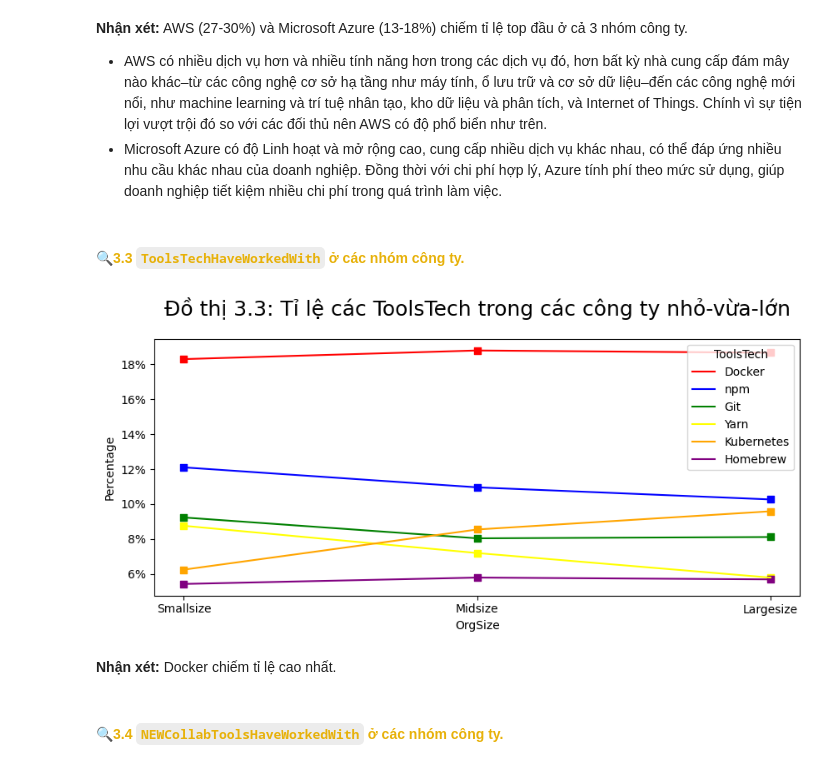
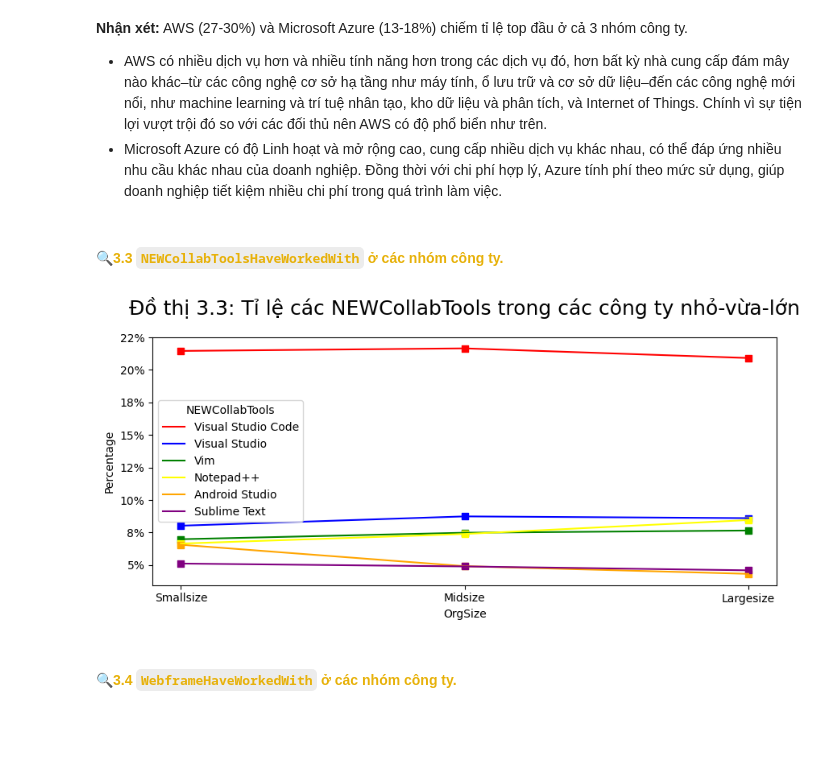
Before and after one commit to BoonRealCuaaaaa/P4DS-final, a Jupyter notebook: 03_04_Asking-and-Aswer-Questions.ipynb, the cells around one changed output. Drawn from its saved outputs; the diff is of its cells as text; code cells hidden in the pictures; blank space fills up the shorter version.

```diff
--- a/03_04_Asking-and-Aswer-Questions.ipynb
+++ b/03_04_Asking-and-Aswer-Questions.ipynb
@@ -444,7 +444,7 @@ Câu hỏi đưa ra có liên quan đến 5 trường thông tin chính sau: `Or
 - Đối với `OrgSize` nhận phản hồi là 'Just me - I am a freelancer, sole proprietor, etc.' hoặc 'I don’t know' không cung cấp quy mô công ty để có sự so sánh nên nhóm sẽ loại bỏ các dòng thông tin không cần thiết này.
 - Nhóm sẽ phân loại quy mô nhân viên công ty `OrgSize` về 3 nhóm chính: `Smallsize`, `Midsize`, `Largesize`.
 # %%
-df_software = df_new[['OrgSize', 'DatabaseHaveWorkedWith', 'PlatformHaveWorkedWith', 'ToolsTechHaveWorkedWith', 'NEWCollabToolsHaveWorkedWith']].dropna()
+df_software = df_new[['OrgSize', 'DatabaseHaveWorkedWith', 'PlatformHaveWorkedWith', 'WebframeHaveWorkedWith', 'NEWCollabToolsHaveWorkedWith']].dropna()
 
 df_software = df_software[df_software['OrgSize'] != 'Just me - I am a freelancer, sole proprietor, etc.']
 df_software = df_software[df_software['OrgSize'] != 'I don’t know']
@@ -467,6 +467,10 @@ def extract_object(df, keyword):
     df_software_X = pd.melt(df_software_X, id_vars=['OrgSize'], var_name='variable', value_name=keyword).drop(['variable'], axis=1).dropna()
     if (keyword == "PlatformHaveWorkedWith"):
         df_software_X['PlatformHaveWorkedWith'] = df_software_X['PlatformHaveWorkedWith'].replace(['Amazon Web Services (AWS)', 'AWS'], 'AWS')
+    if (keyword == "WebframeHaveWorkedWith"):
+        df_software_X['WebframeHaveWorkedWith'] = df_software_X['WebframeHaveWorkedWith'].replace(['Angular.js', 'AngularJS'], 'Angular.js')
+        df_software_X['WebframeHaveWorkedWith'] = df_software_X['WebframeHaveWorkedWith'].replace(['ASP.NET Core ', 'ASP.NET CORE'], 'ASP.NET Core')
+        df_software_X['WebframeHaveWorkedWith'] = df_software_X['WebframeHaveWorkedWith'].replace(['React.js', 'React'], 'React.js')
 
     return df_software_X[['OrgSize', keyword]].groupby('OrgSize').value_counts(normalize=True).unstack(fill_value=0) * 100
 
@@ -537,16 +541,14 @@ draw_lines_gragh(df_pf, top_rank, asc, '3.2', 'Platform')
 - AWS có nhiều dịch vụ hơn và nhiều tính năng hơn trong các dịch vụ đó, hơn bất kỳ nhà cung cấp đám mây nào khác–từ các công nghệ cơ sở hạ tầng như máy tính, ổ lưu trữ và cơ sở dữ liệu–đến các công nghệ mới nổi, như machine learning và trí tuệ nhân tạo, kho dữ liệu và phân tích, và Internet of Things. Chính vì sự tiện lợi vượt trội đó so với các đối thủ nên AWS có độ phổ biển như trên.
 - Microsoft Azure có độ Linh hoạt và mở rộng cao, cung cấp nhiều dịch vụ khác nhau, có thể đáp ứng nhiều nhu cầu khác nhau của doanh nghiệp. Đồng thời với chi phí hợp lý, Azure tính phí theo mức sử dụng, giúp doanh nghiệp tiết kiệm nhiều chi phí trong quá trình làm việc.
 # %% [markdown]
-#### **<font color = #E7B10A> 🔍3.3 `ToolsTechHaveWorkedWith` ở các nhóm công ty.** </font>
+#### **<font color = #E7B10A> 🔍3.3 `NEWCollabToolsHaveWorkedWith` ở các nhóm công ty.** </font>
 # %%
-df_software_tt = extract_object(df_software, 'ToolsTechHaveWorkedWith')
+df_software_nct = extract_object(df_software, 'NEWCollabToolsHaveWorkedWith')
 top_rank = 6
 asc = False
-df_tt = convert_to_df(df_software_tt, asc)
-draw_lines_gragh(df_tt, top_rank, asc, '3.3', 'ToolsTech')
+df_nct = convert_to_df(df_software_nct, asc)
+draw_lines_gragh(df_nct, top_rank, asc, '3.3', 'NEWCollabTools')
 # %% [output]
-[figure, old version]
+[figure, new version]
-# %% [markdown]
-<b>Nhận xét:</b> Docker chiếm tỉ lệ cao nhất.
 # %% [markdown]
-#### **<font color = #E7B10A> 🔍3.4 `NEWCollabToolsHaveWorkedWith` ở các nhóm công ty.** </font>
+#### **<font color = #E7B10A> 🔍3.4 `WebframeHaveWorkedWith` ở các nhóm công ty.** </font>
```
Also changed, not shown: parts of 3 cells of this notebook.
